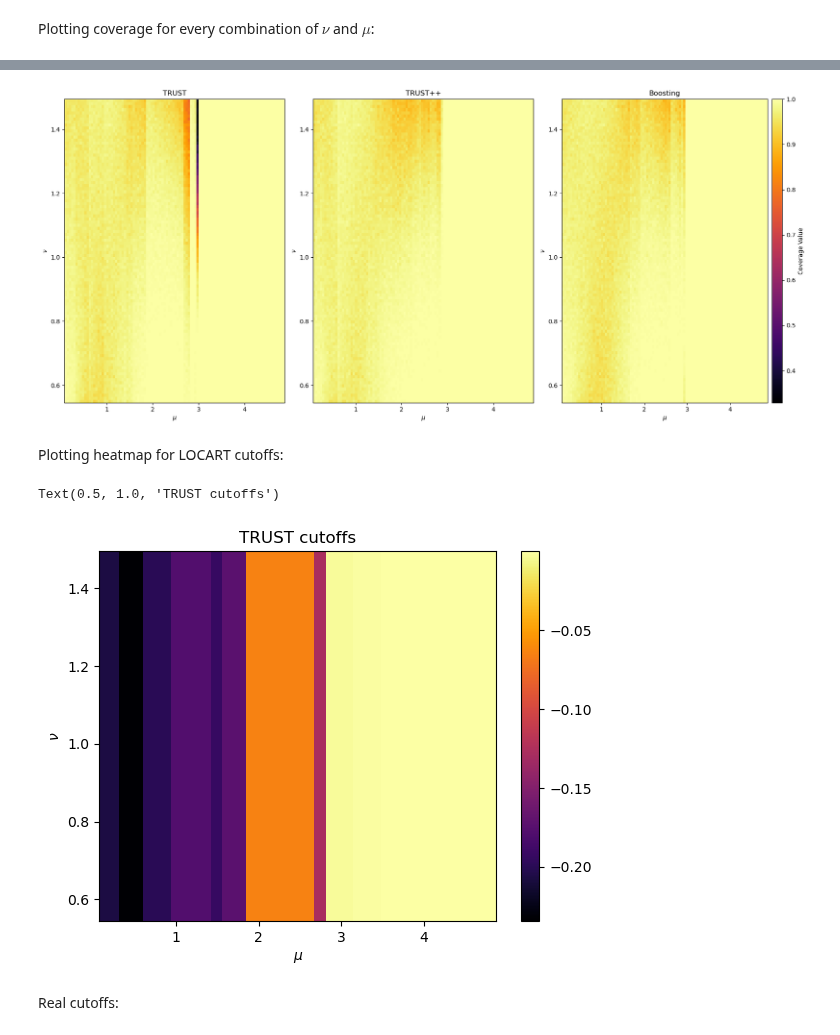
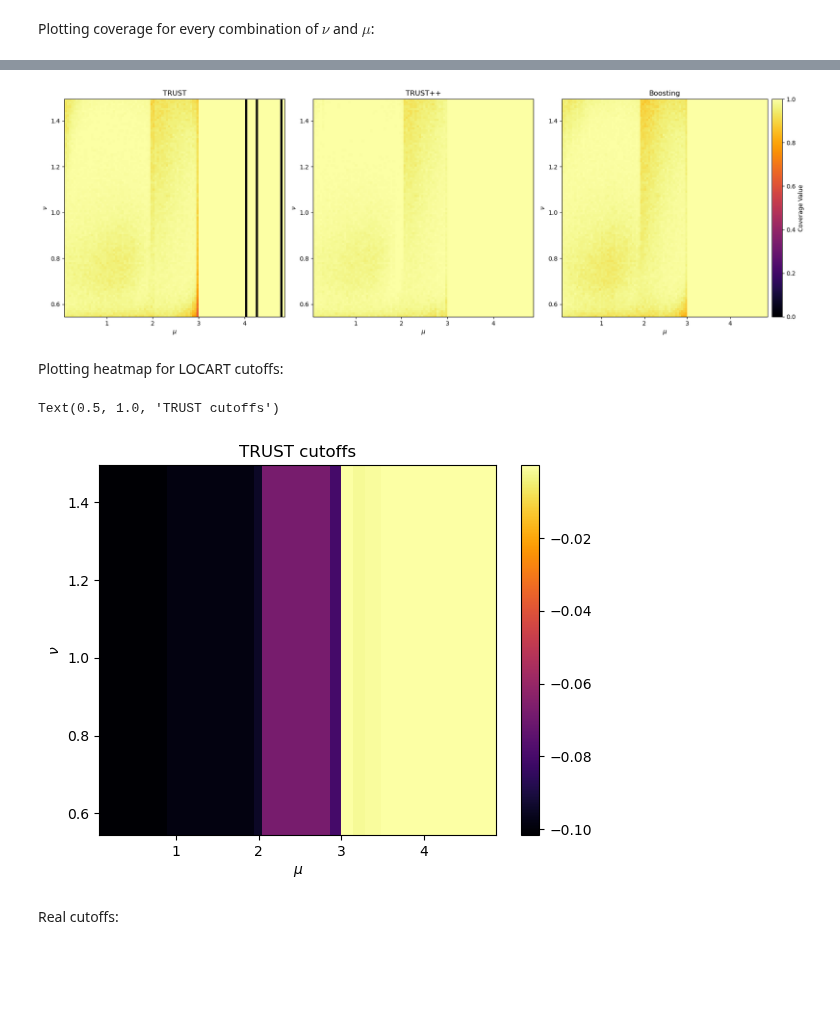
Before and after one commit to Monoxido45/CSI, a Jupyter notebook: experiments/nuissance_test.ipynb, the cells around one changed output, grey strips where cells are left out. Drawn from its saved outputs; the diff is of its cells as text; code cells hidden in the pictures; blank space fills up the shorter version.

```diff
--- a/experiments/nuissance_test.ipynb
+++ b/experiments/nuissance_test.ipynb
@@ -625,7 +625,10 @@ def TRUST_plus_nuisance_cutoff(
     if compute_CI:
         return cutoff_nuis, lower_bound_nuis, upper_bound_nuis, max_list
     else:
-        return cutoff_nuis, max_list
+        if isinstance(nuissance_idx, int):
+            return cutoff_nuis
+        else:
+            return cutoff_nuis, max_list
 
 def boosting_nuisance_cutoff(
         boosting_obj,
@@ -1190,7 +1193,7 @@ nflow_poisson_model = fit_post_model(
     simulator,
     prior,
     B_model = 25000,
-    n = 5,
+    n = 1,
     seed = 125,
     nuisance_idx = 0,
     split_seed = 45,
@@ -1207,7 +1210,7 @@ Fitting BFF score and setting $B$ and $n$ to fit our methods:
 bff_score = BFFScore(nflow_poisson_model, is_fitted = True)
 bff_score.fit()
 B = 10000
-n  = 5
+n  = 1
 # %% [markdown]
 Creating samples to train both TRUST and TRUST++ with majority votes:
 # %%
@@ -1357,9 +1377,9 @@ nuisance_poisson_list = coverage_nuisance(
     par_idx = 1,
     nuisance_idx = 0,
     simulator = simulator,
-    glm = False,
     score = bff_score,
     n_lambda = 1000,
+    n = 1,
     )
 # %% [markdown]
 Plotting coverage for every combination of $\nu$ and $\mu$:
@@ -1401,7 +1437,7 @@ global_vmax = max(
 )
 
 # Create a figure with subplots
-fig, axes = plt.subplots(1, 3, figsize=(20, 8))
+fig, axes = plt.subplots(1, 3, figsize=(20, 6))
 
 # Plot TRUST Coverage
 pc1 = axes[0].pcolormesh(mu_v, nu_v, trust_coverage,
@@ -1422,34 +1458,34 @@ pc2 = axes[1].pcolormesh(
     cmap='inferno',
     )
 axes[1].set_ylabel(r'$\nu$')
 axes[1].set_xlabel(r'$\mu$')
 axes[1].set_title("TRUST++")
 
 
 # Plot Boosting Coverage
 pc3 = axes[2].pcolormesh(mu_v, nu_v, boosting_coverage,
                          vmin=global_vmin,
                          vmax=global_vmax,
                          cmap='inferno')
 axes[2].set_ylabel(r'$\nu$')
 axes[2].set_xlabel(r'$\mu$')
 axes[2].set_title("Boosting")
 
 # Create a colorbar axis next to the third subplot
 divider = make_axes_locatable(axes[2])
 cax = divider.append_axes("right", size="5%", pad=0.1)
 
 # Add a common colorbar
 cbar = fig.colorbar(pc3, cax=cax)
 cbar.set_label('Coverage Value')
 
 # Adjust layout
 plt.tight_layout(rect=[0, 0, 0.9, 1])  # Adjust the right margin to make space for the colorbar
 
 # Show the plot
 plt.show()
 # %% [output]
-[figure, old version]
+[figure, new version]
 # %% [markdown]
 Plotting heatmap for LOCART cutoffs:
 # %%
@@ -1467,7 +1503,7 @@ plt.xlabel(r'$\mu$')
 plt.title("TRUST cutoffs")
 # %% [output]
 Text(0.5, 1.0, 'TRUST cutoffs')
-[figure, old version]
+[figure, new version]
 # %% [markdown]
 Real cutoffs:
 # %%
```
Also changed, not shown: parts of 16 cells of this notebook, 1 other file.
